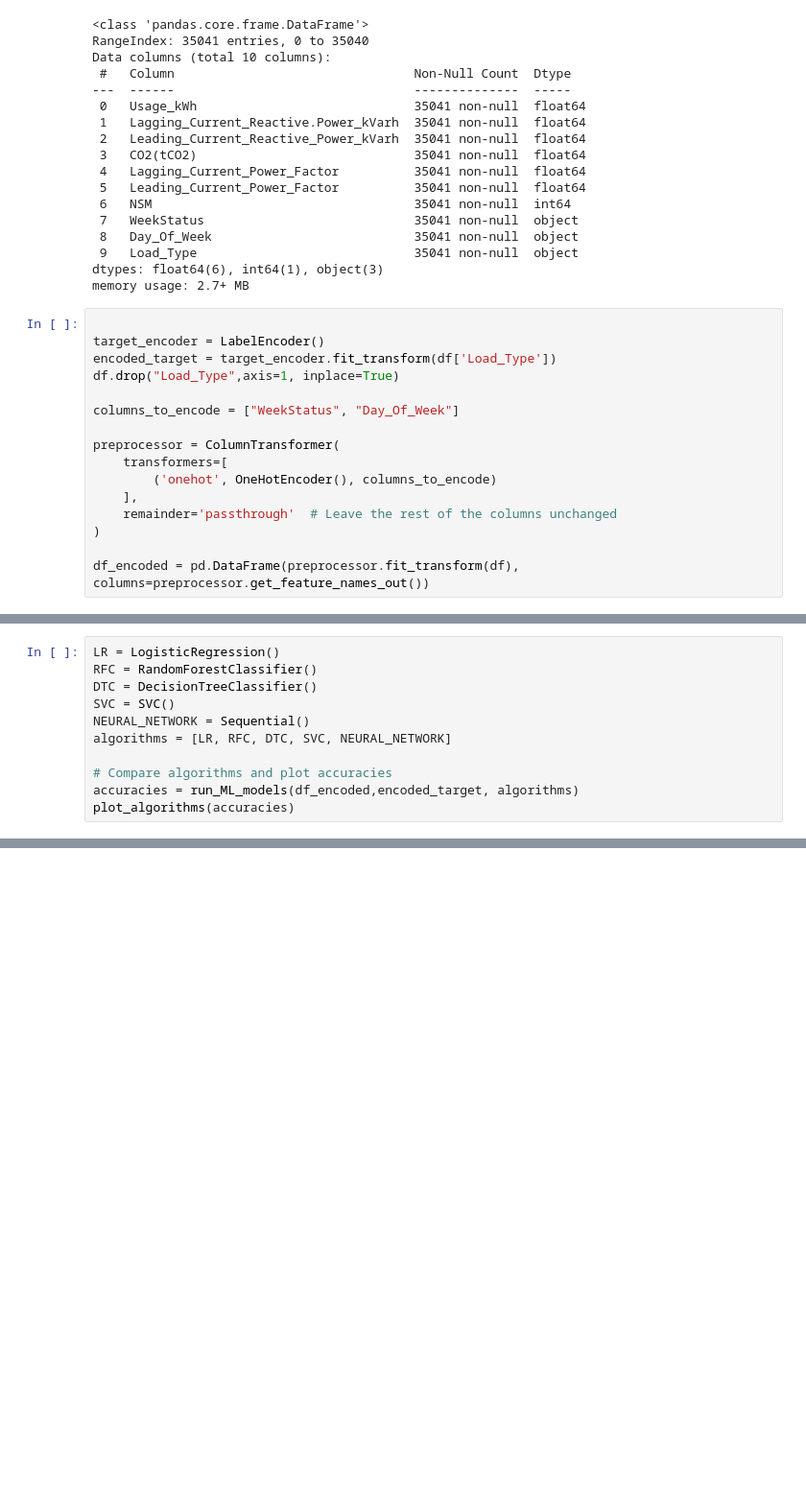
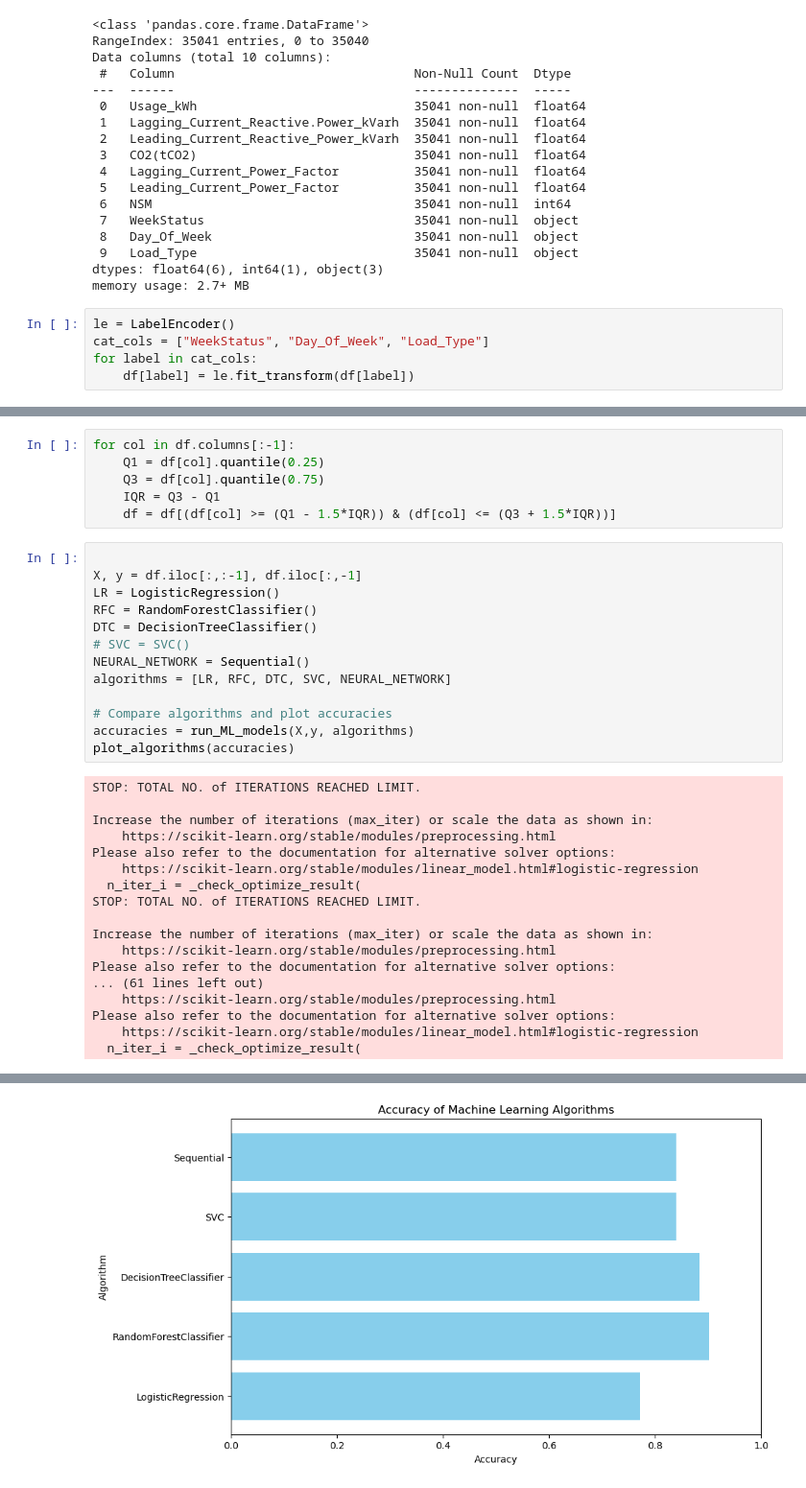
Before and after one commit to MaukanMir/Steel-Classifier, a Jupyter notebook: training.ipynb, the cells around one changed output, grey strips where cells are left out. Shown at 96% size. Drawn from its saved outputs; the diff is of its cells as text; blank space fills up the shorter version.

Commit message:
Added new changes to the model

```diff
--- a/training.ipynb
+++ b/training.ipynb
@@ -118,19 +118,8 @@ Data columns (total 10 columns):
  9   Load_Type                             35041 non-null  object
 dtypes: float64(6), int64(1), object(3)
 memory usage: 2.7+ MB
-# %%
-
-target_encoder = LabelEncoder()
-encoded_target = target_encoder.fit_transform(df['Load_Type'])
-df.drop("Load_Type",axis=1, inplace=True)
-
-columns_to_encode = ["WeekStatus", "Day_Of_Week"]
-
-preprocessor = ColumnTransformer(
-    transformers=[
-        ('onehot', OneHotEncoder(), columns_to_encode)
-    ],
-    remainder='passthrough'  # Leave the rest of the columns unchanged
-)
-
-df_encoded = pd.DataFrame(preprocessor.fit_transform(df), columns=preprocessor.get_feature_names_out())
+# %%
+le = LabelEncoder()
+cat_cols = ["WeekStatus", "Day_Of_Week", "Load_Type"]
+for label in cat_cols:
+    df[label] = le.fit_transform(df[label])
@@ -137,11 +140,37 @@ df_encoded = pd.DataFrame(preprocessor.fit_transform(df), columns=preprocessor.g
+# %%
+for col in df.columns[:-1]:
+    Q1 = df[col].quantile(0.25)
+    Q3 = df[col].quantile(0.75)
+    IQR = Q3 - Q1
+    df = df[(df[col] >= (Q1 - 1.5*IQR)) & (df[col] <= (Q3 + 1.5*IQR))]
 # %%
+
+X, y = df.iloc[:,:-1], df.iloc[:,-1]
 LR = LogisticRegression()
 RFC = RandomForestClassifier()
 DTC = DecisionTreeClassifier()
-SVC = SVC()
+# SVC = SVC()
 NEURAL_NETWORK = Sequential()
 algorithms = [LR, RFC, DTC, SVC, NEURAL_NETWORK]
 
 # Compare algorithms and plot accuracies
-accuracies = run_ML_models(df_encoded,encoded_target, algorithms)
+accuracies = run_ML_models(X,y, algorithms)
 plot_algorithms(accuracies)
+# %% [output]
+STOP: TOTAL NO. of ITERATIONS REACHED LIMIT.
+
+Increase the number of iterations (max_iter) or scale the data as shown in:
+    https://scikit-learn.org/stable/modules/preprocessing.html
+Please also refer to the documentation for alternative solver options:
+    https://scikit-learn.org/stable/modules/linear_model.html#logistic-regression
+  n_iter_i = _check_optimize_result(
+STOP: TOTAL NO. of ITERATIONS REACHED LIMIT.
+
+Increase the number of iterations (max_iter) or scale the data as shown in:
+    https://scikit-learn.org/stable/modules/preprocessing.html
+Please also refer to the documentation for alternative solver options:
+... (61 lines left out)
+    https://scikit-learn.org/stable/modules/preprocessing.html
+Please also refer to the documentation for alternative solver options:
+    https://scikit-learn.org/stable/modules/linear_model.html#logistic-regression
+  n_iter_i = _check_optimize_result(
@@ -147,0 +194 @@ plot_algorithms(accuracies)
+[figure, added]
```
Also changed, not shown: parts of 3 cells of this notebook.
